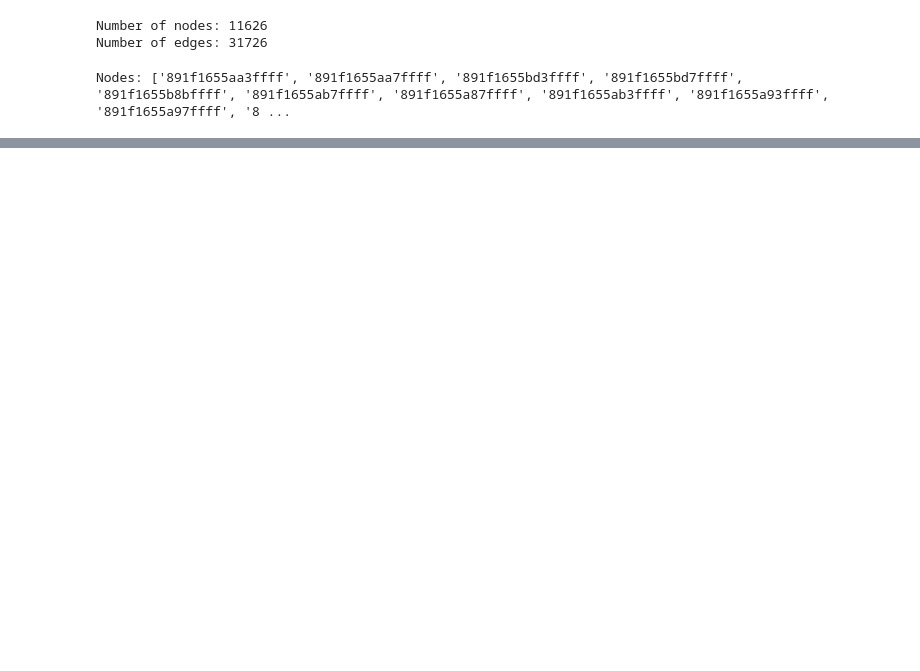
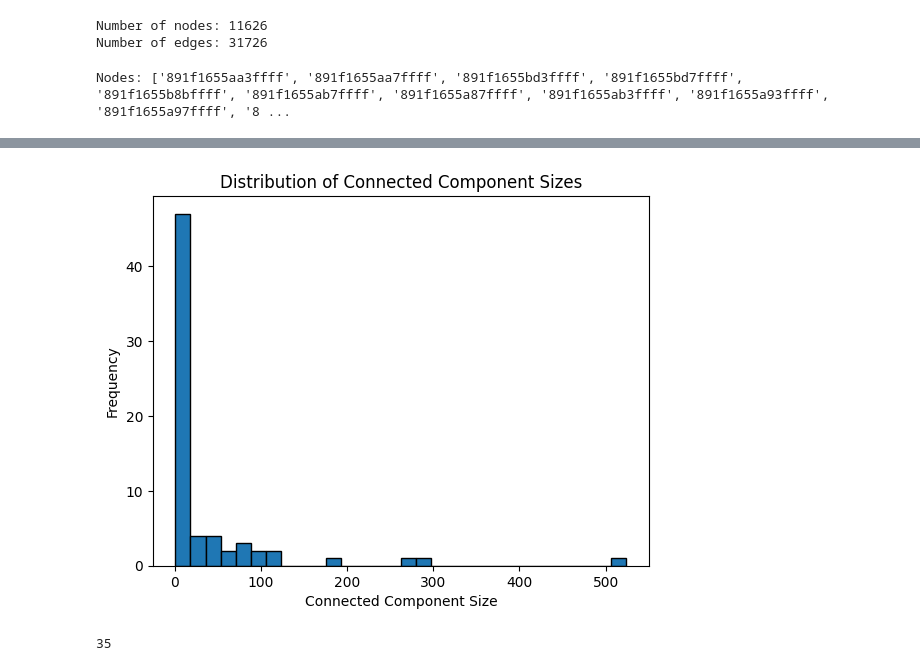
Before and after one commit to springonions-87/bioze_digital_mapping_tool, a Jupyter notebook: spatial_autocorrelation.ipynb, the cells around one changed output, grey strips where cells are left out. Cells and saved outputs as stored; diff of their text form; code cells hidden in the pictures; blank space fills up the shorter version.

```diff
--- a/spatial_autocorrelation.ipynb
+++ b/spatial_autocorrelation.ipynb
@@ -233,0 +228,15 @@ len(sub)
+# %%
+sub_size = [len(c) for c in sorted(nx.connected_components(H), key=len, reverse=True)]
+# %%
+# Plotting the histogram
+plt.hist(sub_size, bins=30, edgecolor='black')
+plt.xlabel('Connected Component Size')
+plt.ylabel('Frequency')
+plt.title('Distribution of Connected Component Sizes')
+plt.show()
+# %% [output]
+[figure, added]
+# %%
+len(set(sub_size))
+# %% [output]
+35
```
Also changed, not shown: parts of 11 cells of this notebook, 7 other files.
